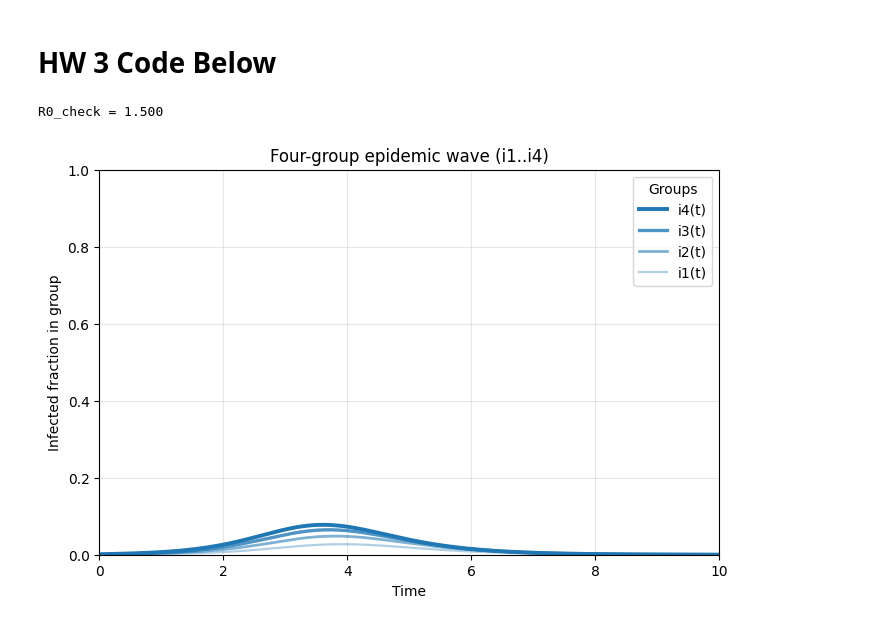
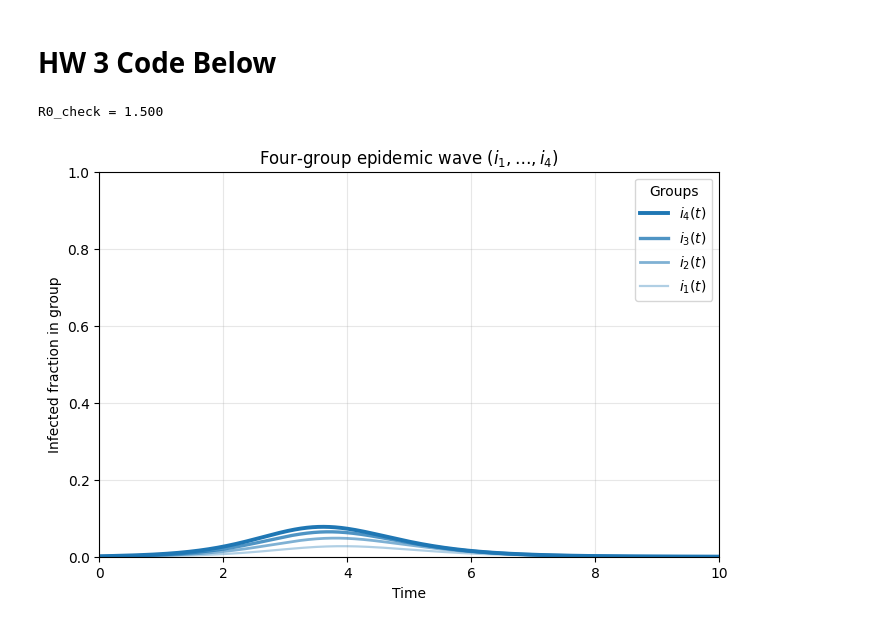
Before and after one commit to JasonHunter95/infectious-diseases, a Jupyter notebook: HW3/homework_3.ipynb, the cells around one changed output. Drawn from its saved outputs; the diff is of its cells as text; code cells hidden in the pictures.

```diff
--- a/HW3/homework_3.ipynb
+++ b/HW3/homework_3.ipynb
@@ -331,33 +331,33 @@ sigma = np.array([1.0, 2.0, 3.0, 4.0])  # most -> least susceptible
 
 # Quick check: R0
 R0_check = (beta/gamma) * (sigma.mean())
 print(f"R0_check = {R0_check:.3f}")
 
 
 # Simulation controls (captures 1 full wave)
 dt = 0.01
 t_max = 10.0
 
 T, Sg, Ig, Rg = simulate_multigroup_SIR(beta, gamma, sigma, dt, t_max, i0=0.001)
 
 # Plot i1(t)..i4(t) in a single hue, darkest = most susceptible
 fig, ax = plt.subplots(figsize=(8,5))
 
 order = np.argsort(sigma)[::-1]  # descending susceptibility (4 is darkest)
 alphas = np.linspace(1.0, 0.35, len(sigma))  # darkest to lightest
 base_color = 'tab:blue'
 for rank, k in enumerate(order):
     ax.plot(T, Ig[k, :], color=base_color, alpha=alphas[rank],
-            linewidth=2.8 - 0.4*rank, label=f"i{k+1}(t)")
+            linewidth=2.8 - 0.4*rank, label=fr"$i_{{{k+1}}}(t)$")
 
 ax.set_xlabel("Time")
 ax.set_ylabel("Infected fraction in group")
-ax.set_title("Four-group epidemic wave (i1..i4)")
+ax.set_title(r"Four-group epidemic wave ($i_{1},\ldots,i_{4}$)")
 ax.set_xlim(0, t_max)
 ax.set_ylim(0, 1.0)
 ax.grid(True, alpha=0.3)
 ax.legend(title="Groups", loc="upper right")
 plt.show()
 # %% [output]
 R0_check = 1.500
-[figure, old version]
+[figure, new version]
```
Also changed, not shown: parts of 7 cells of this notebook, 10 other files.
